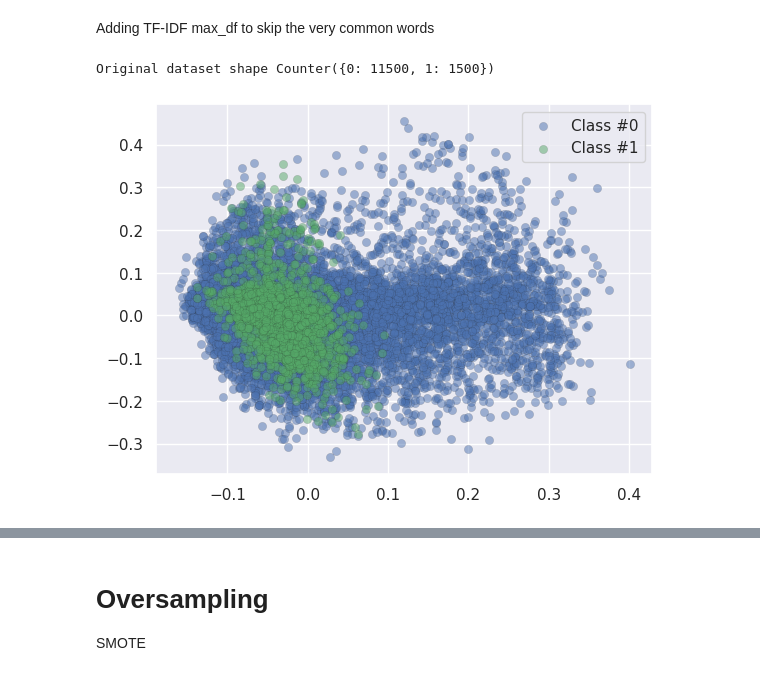
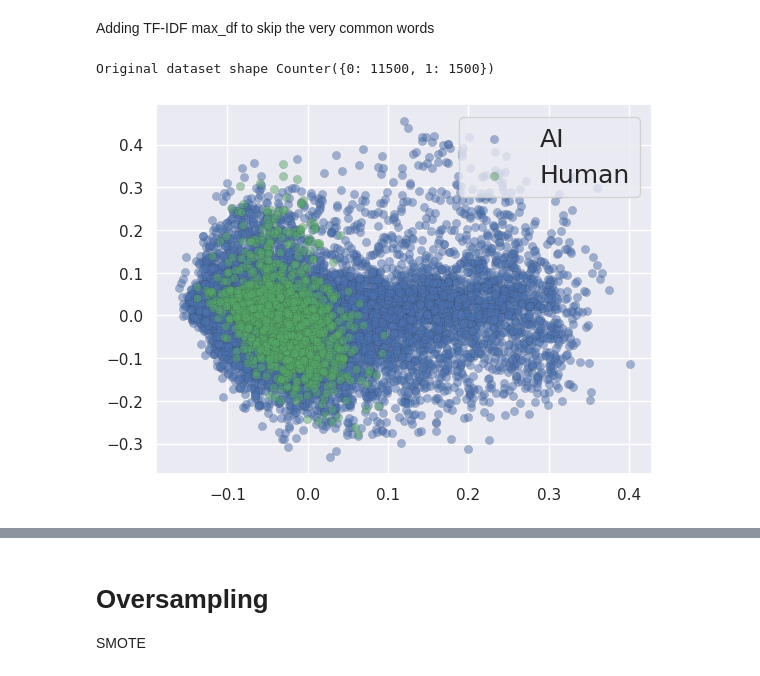
Before and after one commit to jedwvv/SML_Assignment1, a Jupyter notebook: joey_domain2_imbalanced_data.ipynb, the cells around one changed output, grey strips where cells are left out. Cells and saved outputs as stored; diff of their text form; code cells hidden in the pictures.

```diff
--- a/joey_domain2_imbalanced_data.ipynb
+++ b/joey_domain2_imbalanced_data.ipynb
@@ -103,32 +106,32 @@ Adding TF-IDF max_df to skip the very common words
 # %%
 # TF-IDF
 TFIDF_MAX_FEATURES = 5000
 tfidf_vect = TfidfVectorizer(max_df=0.5,
                              max_features = TFIDF_MAX_FEATURES,
                              lowercase=False, tokenizer=tfidf_tokenizer)
 X = tfidf_vect.fit_transform(df_domain2['text'])
 y = df_domain2['label']
 
 # Original data
 print('Original dataset shape %s' % Counter(y))
 
 pca = PCA(n_components=2)
 # Fit and transform x to visualise inside a 2D feature space
 tfidf05_xvis = pca.fit_transform(X.toarray())
 
 
 # Visualization
 palette = sns.color_palette()
-plt.scatter(tfidf05_xvis[y == 0, 0], tfidf05_xvis[y == 0, 1], label="Class #0", alpha=0.5,
+plt.scatter(tfidf05_xvis[y == 0, 0], tfidf05_xvis[y == 0, 1], label="AI", alpha=0.5,
             edgecolor=almost_black, facecolor=palette[0], linewidth=0.15)
-plt.scatter(tfidf05_xvis[y == 1, 0], tfidf05_xvis[y == 1, 1], label="Class #1", alpha=0.5,
+plt.scatter(tfidf05_xvis[y == 1, 0], tfidf05_xvis[y == 1, 1], label="Human", alpha=0.5,
             edgecolor=almost_black, facecolor=palette[2], linewidth=0.15)
 
-plt.legend()
+plt.legend(fontsize=18)
 plt.show()
 # %% [output]
 Original dataset shape Counter({0: 11500, 1: 1500})
-[figure, old version]
+[figure, new version]
 # %%
 # Jedwin's extracted features
 # Datafile from Jedwin's feature-extracted
```
Also changed, not shown: parts of 20 cells of this notebook.
